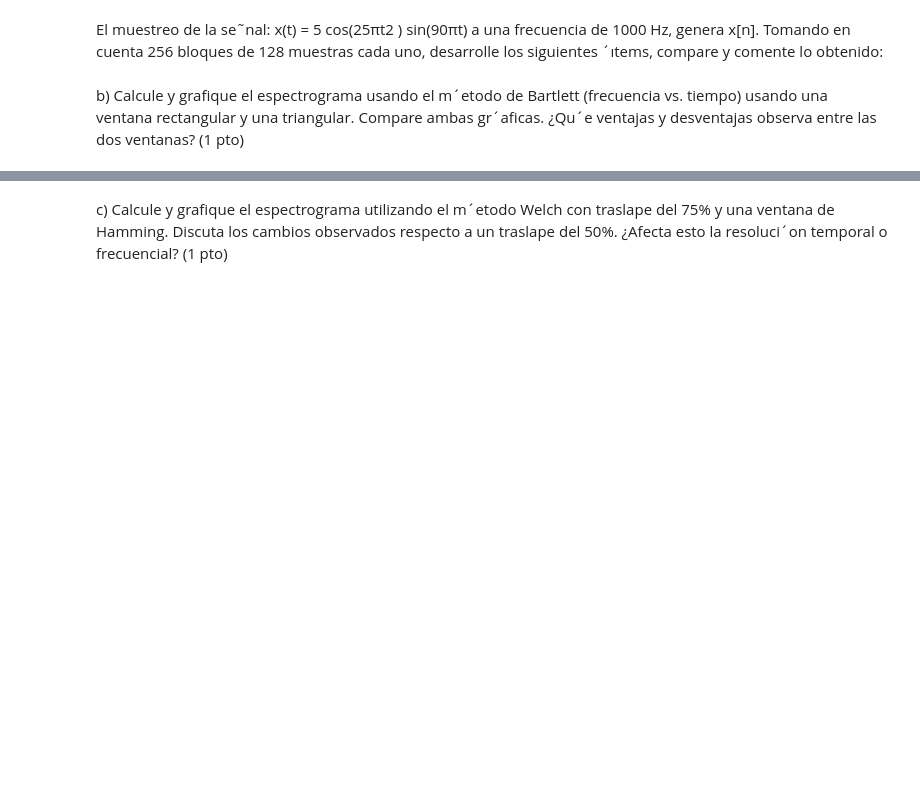
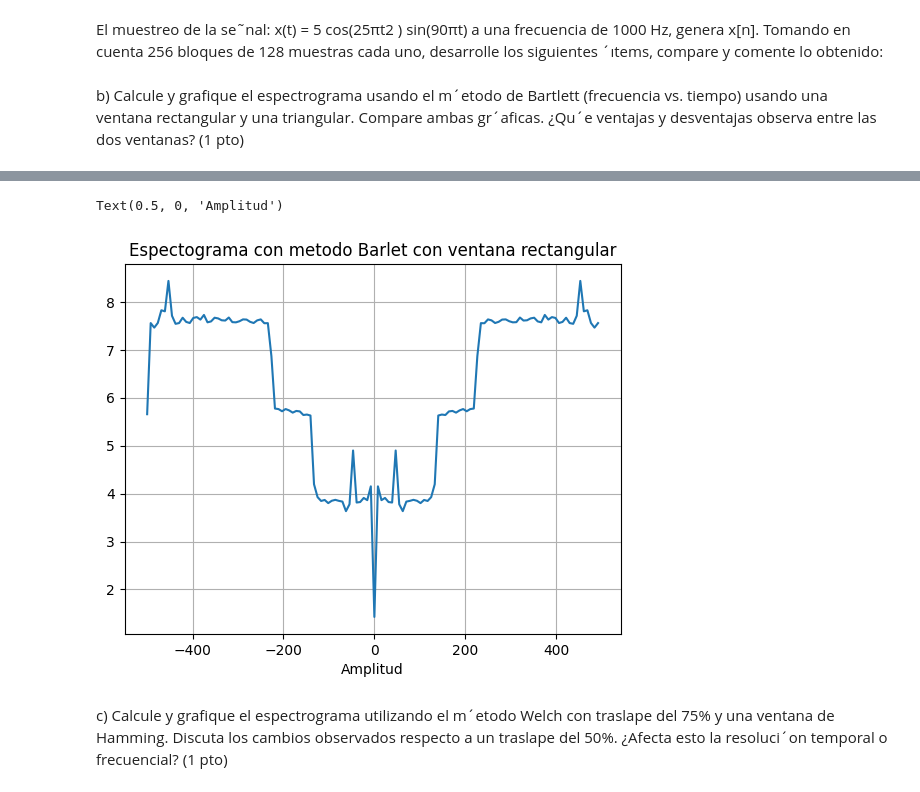
Before and after one commit to ExampleToFollow/PracticasPDS, a Jupyter notebook: Lab3/LAB3_IF_Computacional_HineillCespedes_20213704.ipynb, the cells around one changed output, grey strips where cells are left out. Cells and saved outputs as stored; diff of their text form; code cells hidden in the pictures; blank space fills up the shorter version.

```diff
--- a/Lab3/LAB3_IF_Computacional_HineillCespedes_20213704.ipynb
+++ b/Lab3/LAB3_IF_Computacional_HineillCespedes_20213704.ipynb
@@ -15,3 +61,19 @@ entre las dos ventanas? (1 pto)
+# %%
+#TECNICA VENTANA RECTANGULAR CON BARLET
+rectangular_signal_normalizada = np.ones(L) /np.sqrt(np.mean(np.abs(np.ones(L))**2))
+espectro_barlet_rectangular = calcular_barlet(L, M, fs , N , signal, rectangular_signal_normalizada)
+espectro_barlet_rectangular_promedio = np.mean(espectro_barlet_rectangular, axis =0)
+frecuencias = (np.arange(L) - L/2)*fs/L
+tm = np.arange(M) * L /fs
+plt.figure()
+plt.plot(frecuencias,espectro_barlet_rectangular_promedio)
+plt.title("Espectograma con metodo Barlet con ventana rectangular")
+plt.grid('on')
+plt.xlabel('Frecuency [Hz]')
+plt.xlabel('Amplitud')
+# %% [output]
+Text(0.5, 0, 'Amplitud')
+[figure, added]
 # %% [markdown]
 c) Calcule y grafique el espectrograma utilizando el m´etodo Welch con traslape del 75% y una ventana de
 Hamming. Discuta los cambios observados respecto a un traslape del 50%. ¿Afecta esto la resoluci´on
```
Also changed, not shown: parts of 5 cells of this notebook, 1 other file.
